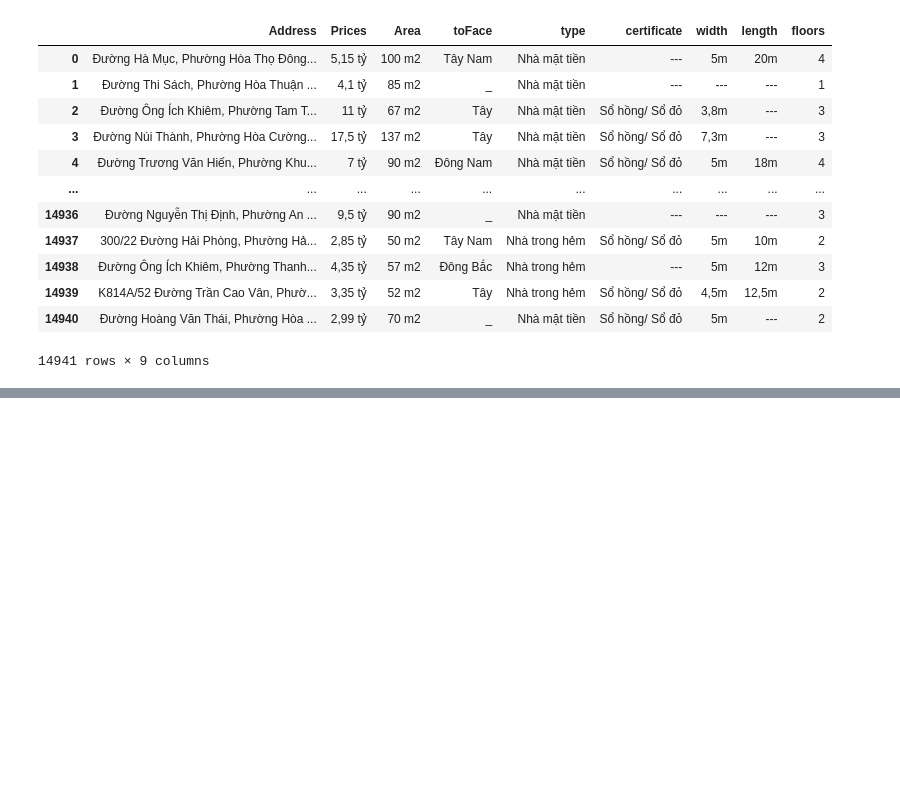
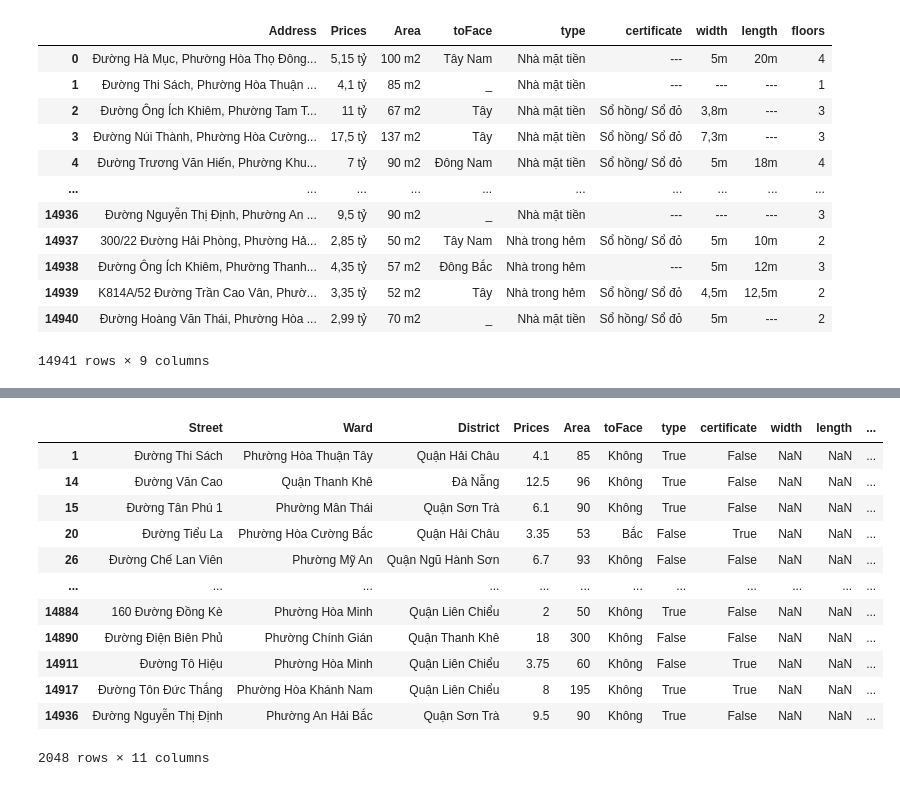
Before and after one commit to Truongquangkhang/Real_estate_in_DaNang, a Jupyter notebook: Khang/Clean_Data.ipynb, the cells around one changed output, grey strips where cells are left out. Cells and saved outputs as stored; diff of their text form; code cells hidden in the pictures; blank space fills up the shorter version.

```diff
--- a/Khang/Clean_Data.ipynb
+++ b/Khang/Clean_Data.ipynb
@@ -39,0 +206,16 @@ df[(df['toFace']=='_')]
+# %%
+df[df['width'].isnull()]
+# %% [output]
+|  | Street | Ward | District | Prices | Area | toFace | type | certificate | width | length | ... |
+| 1 | Đường Thi Sách | Phường Hòa Thuận Tây | Quận Hải Châu | 4.1 | 85 | Không | True | False | NaN | NaN | ... |
+| 14 | Đường Văn Cao | Quận Thanh Khê | Đà Nẵng | 12.5 | 96 | Không | True | False | NaN | NaN | ... |
+| 15 | Đường Tân Phú 1 | Phường Mân Thái | Quận Sơn Trà | 6.1 | 90 | Không | True | False | NaN | NaN | ... |
+| 20 | Đường Tiểu La | Phường Hòa Cường Bắc | Quận Hải Châu | 3.35 | 53 | Bắc | False | True | NaN | NaN | ... |
+| 26 | Đường Chế Lan Viên | Phường Mỹ An | Quận Ngũ Hành Sơn | 6.7 | 93 | Không | False | False | NaN | NaN | ... |
+| ... | ... | ... | ... | ... | ... | ... | ... | ... | ... | ... | ... |
+| 14884 | 160 Đường Đồng Kè | Phường Hòa Minh | Quận Liên Chiểu | 2 | 50 | Không | True | False | NaN | NaN | ... |
+| 14890 | Đường Điện Biên Phủ | Phường Chính Gián | Quận Thanh Khê | 18 | 300 | Không | False | False | NaN | NaN | ... |
+| 14911 | Đường Tô Hiệu | Phường Hòa Minh | Quận Liên Chiểu | 3.75 | 60 | Không | False | True | NaN | NaN | ... |
+| 14917 | Đường Tôn Đức Thắng | Phường Hòa Khánh Nam | Quận Liên Chiểu | 8 | 195 | Không | True | True | NaN | NaN | ... |
+| 14936 | Đường Nguyễn Thị Định | Phường An Hải Bắc | Quận Sơn Trà | 9.5 | 90 | Không | True | False | NaN | NaN | ... |
+2048 rows × 11 columns
```
Also changed, not shown: parts of 30 cells of this notebook.
